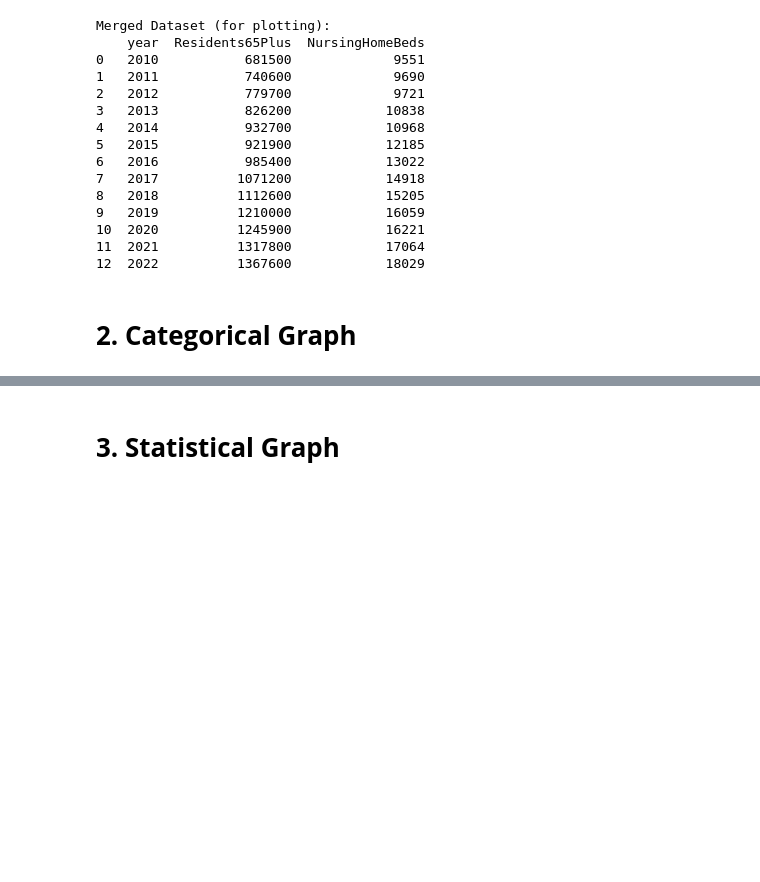
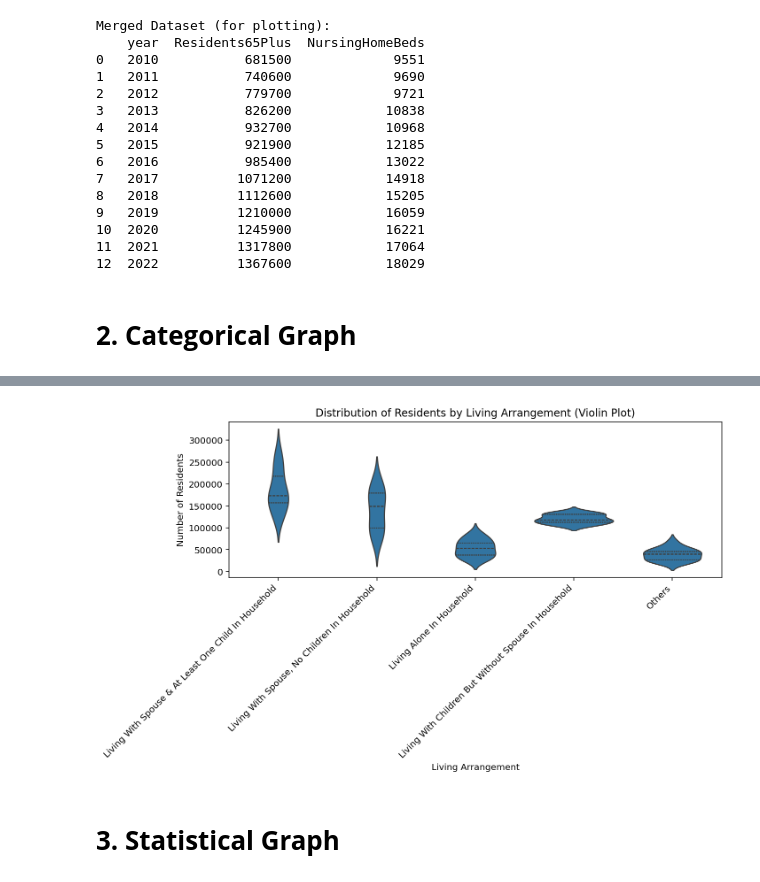
Before and after one commit to fdmy2713-dotcom/ADS1, a Jupyter notebook: Farah_ADS1_Assignment_Statistics_and_Trends_v6.ipynb, the cells around one changed output, grey strips where cells are left out. Cells and saved outputs as stored; diff of their text form; code cells hidden in the pictures; blank space fills up the shorter version.

```diff
--- a/Farah_ADS1_Assignment_Statistics_and_Trends_v6.ipynb
+++ b/Farah_ADS1_Assignment_Statistics_and_Trends_v6.ipynb
@@ -120,2 +201,21 @@ Merged Dataset (for plotting):
+# %%
+# Function 3: Violin Plot (Distribution + Density)
+def plot_categorical_violin(df):
+    """
+    Categorical Graph: Violin plot to show distribution and density of living arrangements.
+    """
+    plt.figure(figsize=(10, 6), dpi=144)
+    sns.violinplot(data=df, x='Living_Arrangement', y='Number_of_Residents', inner='quartile')
+    plt.title("Distribution of Residents by Living Arrangement (Violin Plot)")
+    plt.xlabel("Living Arrangement")
+    plt.ylabel("Number of Residents")
+    plt.xticks(rotation=45, ha='right')
+    plt.tight_layout()
+    plt.show()
+# %%
+# Call the Functions
+plot_categorical_violin(df_melted)
+# %% [output]
+[figure, added]
 # %% [markdown]
 # **3. Statistical Graph**
```
Also changed, not shown: parts of 6 cells of this notebook.
